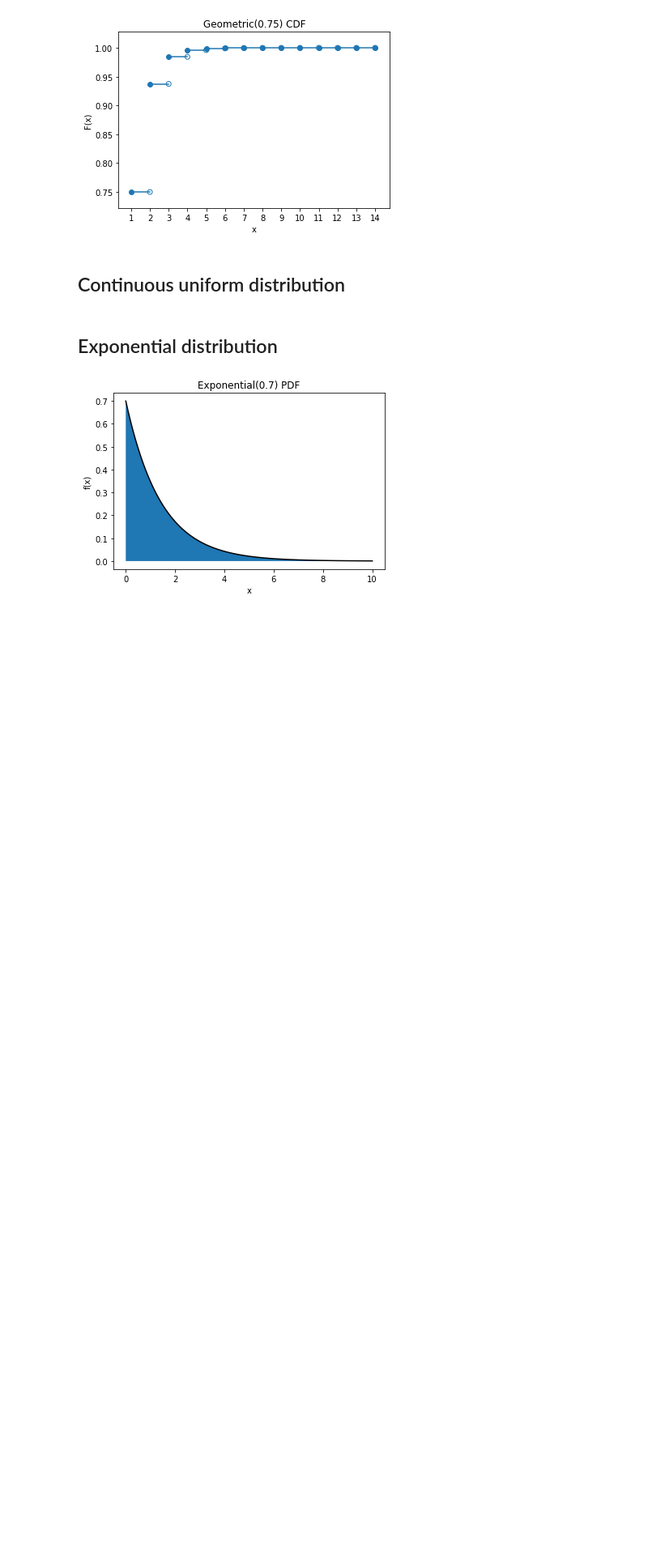
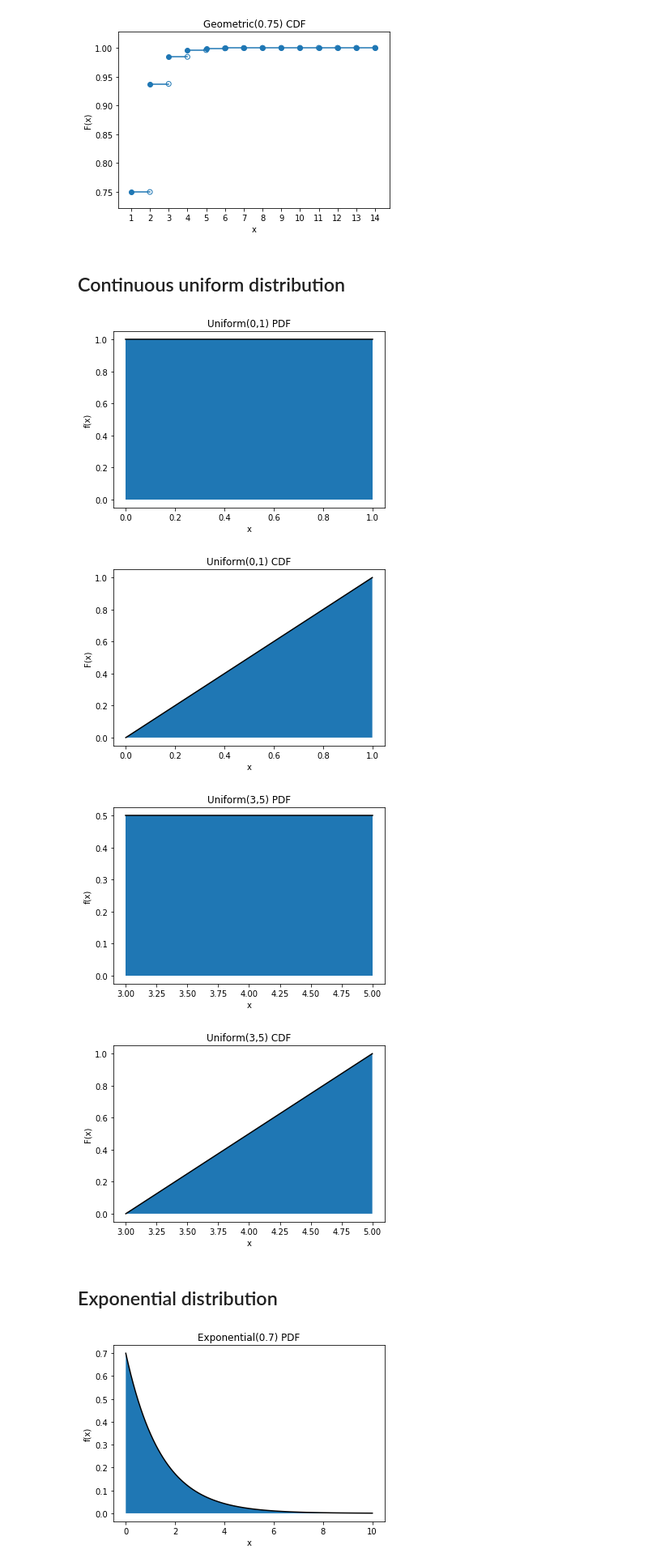
Before and after one commit to alinaene/classdemos, a Jupyter notebook: pdf-cdf-plots.ipynb, the cells around one changed output. Shown at 81% size. Saved outputs shown, nothing was run; the diff lists cells and outputs as text; code cells hidden in the pictures; blank space fills up the shorter version.

```diff
--- a/pdf-cdf-plots.ipynb
+++ b/pdf-cdf-plots.ipynb
@@ -276,6 +276,30 @@ plot_geometric(0.75)
 [figure]
 # %% [markdown]
 ## Continuous uniform distribution
+# %%
+# continuous uniform distribution
+
+def plot_continuous_uniform_pdf(a, b):
+    values = np.linspace(a,b,100)
+    pdf = [1.0/(b - a) for x in values]
+    plot_pdf_continuous(values, pdf, 'Uniform(' + str(a) + "," + str(b) + ') PDF')
+
+def plot_continuous_uniform_cdf(a, b):
+    values = np.linspace(a,b,100)
+    cdf = [(x - a)/(b - a) for x in values]
+    plot_cdf_continuous(values, cdf, 'Uniform(' + str(a) + "," + str(b) + ') CDF')
+
+def plot_continuous_uniform(a, b):
+    plot_continuous_uniform_pdf(a, b)
+    plot_continuous_uniform_cdf(a, b)
+
+plot_continuous_uniform(0, 1)
+plot_continuous_uniform(3, 5)
+# %% [output]
+[figure, added]
+[figure, added]
+[figure, added]
+[figure, added]
 # %% [markdown]
 ## Exponential distribution
 # %%
```
